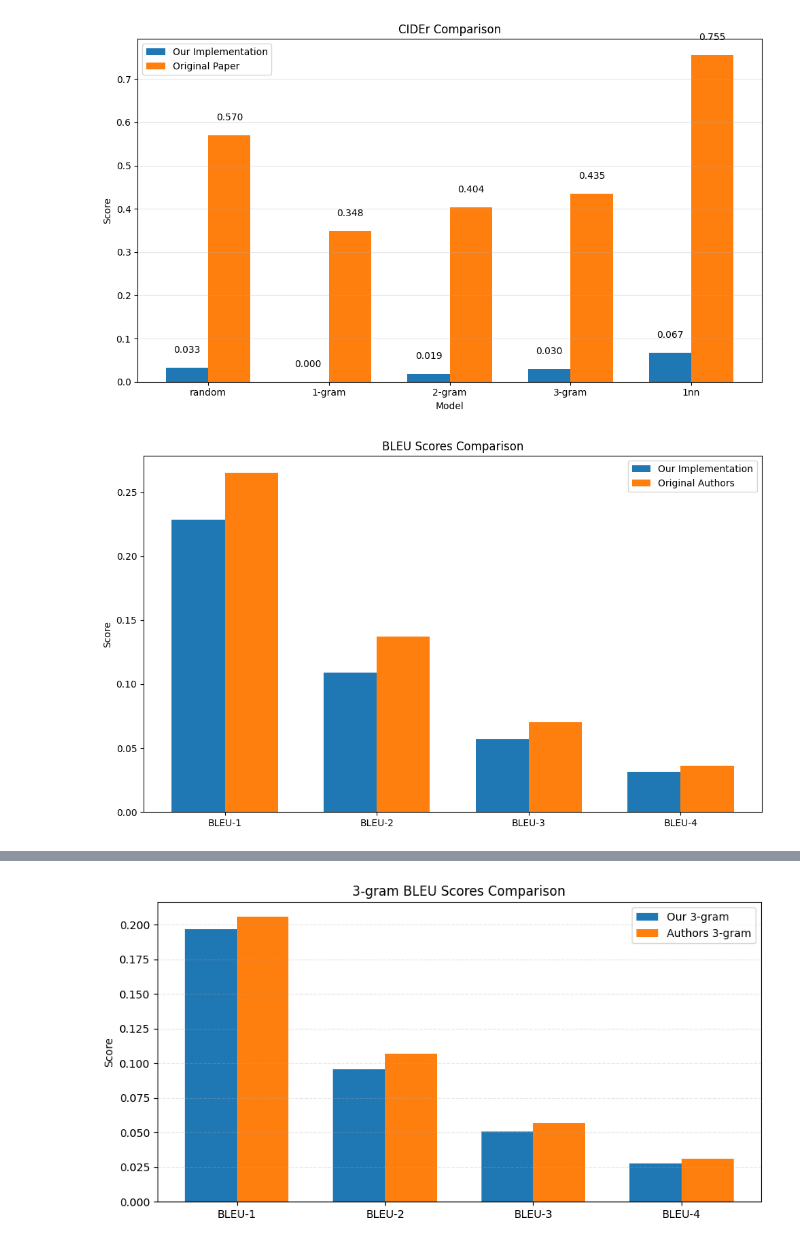
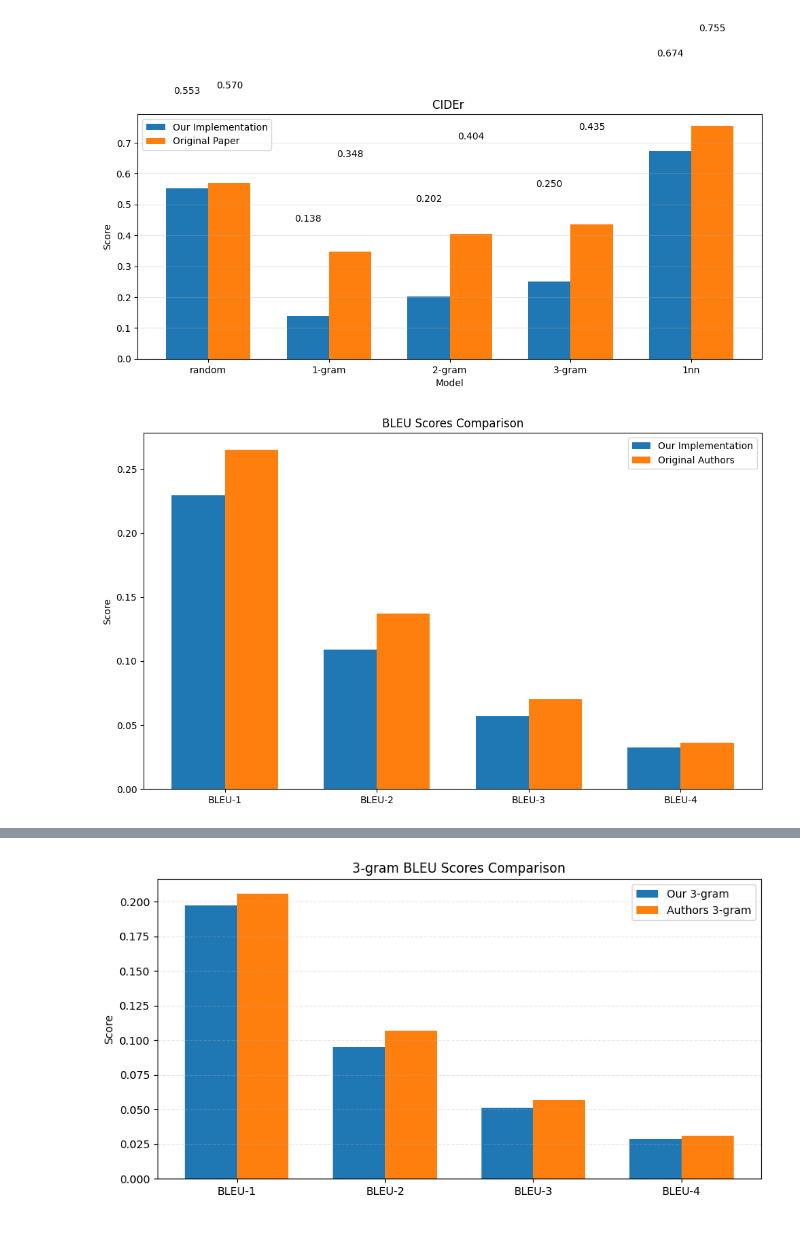
Before and after one commit to jasleenkaursandhu/Reproducing-chest-xray-report-generation-boag, a Jupyter notebook: 09_nlg_evaluation.ipynb, the cells around one changed output, grey strips where cells are left out. Saved outputs shown, nothing was run; the diff lists cells and outputs as text; code cells hidden in the pictures.

Commit message:
updated nlg_evaluation

```diff
--- a/09_nlg_evaluation.ipynb
+++ b/09_nlg_evaluation.ipynb
@@ -6,24 +6,36 @@
 
 import numpy as np
 import pandas as pd
+import subprocess
 import os
 import sys
 from collections import defaultdict
 import tqdm
 from time import strftime, gmtime
 import matplotlib.pyplot as plt
+base_path = '/Users/simeon/Documents/DLH/content/mimic-cxr-project'
+# Clone the interpretable-report-gen repository if it doesn't exist
+repo_path = os.path.join(base_path, 'interpretable-report-gen')
+if not os.path.exists(repo_path):
+    print("Cloning interpretable-report-gen repository...")
+    subprocess.run(['git', 'clone', 'https://github.com/stmharry/interpretable-report-gen.git', repo_path])
+    print("Repository cloned successfully.")
 
-# Install necessary packages if not already installed
+# Add the repository path to the system path so we can import from it
+if repo_path not in sys.path:
+    sys.path.append(repo_path)
+
+# Try to import the custom pycocoevalcap3 modules
 try:
+    sys.path.append(os.path.join(repo_path, 'pycocoevalcap3'))
+    from pycocoevalcap3.bleu.bleu import Bleu
+    from pycocoevalcap3.cider.cider import Cider
+    print("Successfully imported custom pycocoevalcap3 metrics")
+except ImportError as e:
+    print(f"Error importing custom pycocoevalcap3: {e}")
+    print("Falling back to standard pycocoevalcap")
     from pycocoevalcap.bleu.bleu import Bleu
     from pycocoevalcap.cider.cider import Cider
-    print("Successfully imported evaluation metrics from pycocoevalcap")
-except ImportError:
-    print("Failed to import from pycocoevalcap, installing...")
-    # !pipenv install pycocoevalcap
-    # from pycocoevalcap.bleu.bleu import Bleu
-    # from pycocoevalcap.cider.cider import Cider
-    print("Successfully installed and imported metrics")
 
 # Define paths
 base_path = '/Users/simeon/Documents/DLH/content/mimic-cxr-project'
@@ -72,11 +84,13 @@ def evaluate_model(model_name, references, predictions):
     print(f"  BLEU-4: {bleu_score[0][3]:.4f}")
 
     # Calculate CIDEr score
-    cider_scorer = Cider()
+    cider_scorer = Cider(4)
     cider_score = cider_scorer.compute_score(references_filtered, predictions_filtered)
-    print(f"{model_name} CIDEr score: {cider_score[0]:.4f}")
+    # Scale CIDEr score by 10
+    scaled_cider_score = cider_score[0] * 10
+    print(f"{model_name} CIDEr score (scaled): {scaled_cider_score:.4f}")
 
-    return bleu_score[0], cider_score[0]
+    return bleu_score[0], scaled_cider_score
 
 # Load reference/ground truth data
 reference_path = os.path.join(output_dir, 'reference.tsv')
@@ -138,7 +152,7 @@ references = {k: [ensure_string(v)] for k, v in reference_df[['dicom_id', 'text'
 # Define the models to evaluate
 models_to_evaluate = ['random', '1-gram', '2-gram', '3-gram', '1nn']
 
-# Authors' results from the paper (hardcoded)
+# Authors' results from the paper (hardcoded) - Scale CIDEr by 10
 paper_results = {
     'random': {
         'bleu': [0.265, 0.137, 0.070, 0.036],
@@ -254,16 +268,16 @@ plt.bar([i + width/2 for i in x], paper_cider, width, label='Original Paper')
 # Add labels
 plt.xlabel('Model')
 plt.ylabel('Score')
-plt.title('CIDEr Comparison')
+plt.title('CIDEr ')
 plt.xticks(x, models)
 plt.grid(axis='y', alpha=0.3)
 
 # Add values on top of bars
 for j, v in enumerate(our_cider):
-    plt.text(j - width/2, v + 0.03, f'{v:.3f}', ha='center', va='bottom')
+    plt.text(j - width/2, v + 0.3, f'{v:.3f}', ha='center', va='bottom')
 
 for j, v in enumerate(paper_cider):
-    plt.text(j + width/2, v + 0.03, f'{v:.3f}', ha='center', va='bottom')
+    plt.text(j + width/2, v + 0.3, f'{v:.3f}', ha='center', va='bottom')
 
 plt.legend()
 plt.tight_layout()
@@ -341,12 +355,14 @@ print(strftime("%Y-%m-%d %H:%M:%S", gmtime()))
 print(strftime("%Y-%m-%d %H:%M:%S", gmtime()))
 
 for method, pred in methods.items():
-    cider_scorer = Cider()
+    cider_scorer = Cider(4)
     cider_score = cider_scorer.compute_score(references_filtered, pred)
-    print(f'\t{method:10} (n={len(pred):6d}): {cider_score[0]}')
+    # Scale CIDEr score by 10
+    scaled_cider_score = cider_score[0] * 10
+    print(f'\t{method:10} (n={len(pred):6d}): {scaled_cider_score:.4f} ')
 
     # Store our dynamically calculated results
-    our_random_cider = cider_score[0]
+    our_random_cider = scaled_cider_score
 
 print(strftime("%Y-%m-%d %H:%M:%S", gmtime()))
 
@@ -378,7 +394,7 @@ plt.show()
 plt.figure(figsize=(8, 5))
 plt.bar(['Our Implementation', 'Original Authors'], [our_random_cider, authors_random_cider])
 plt.ylabel('Score')
-plt.title('CIDEr Score Comparison')
+plt.title('CIDEr Score ')
 
 plt.tight_layout()
 plt.savefig('/Users/simeon/Documents/DLH/content/mimic-cxr-project/output/random_cider_comparison.png')
@@ -387,7 +403,7 @@ plt.show()
 # Print simple comparison
 print("BLEU-1: Ours = {:.4f}, Authors = {:.4f}".format(our_random_bleu[0], authors_random_bleu[0]))
 print("BLEU-4: Ours = {:.4f}, Authors = {:.4f}".format(our_random_bleu[3], authors_random_bleu[3]))
-print("CIDEr:  Ours = {:.4f}, Authors = {:.4f}".format(our_random_cider, authors_random_cider))
+print("CIDEr Ours = {:.4f}, Authors = {:.4f}".format(our_random_cider, authors_random_cider))
 
 # Evaluate N-gram model with NLG metrics
 print("Evaluating N-gram model with NLG metrics")
@@ -417,12 +433,14 @@ print(f"3-gram BLEU scores (n={len(pred_3gram_filtered)}): {bleu_score_3gram[0]}
 our_3gram_bleu = bleu_score_3gram[0]
 
 # Calculate CIDEr score for 3-gram model
-cider_scorer = Cider()
+cider_scorer = Cider(4)
 cider_score_3gram = cider_scorer.compute_score(references_filtered_3gram, pred_3gram_filtered)
-print(f"3-gram CIDEr score: {cider_score_3gram[0]}")
+# Scale CIDEr score by 10
+scaled_cider_score_3gram = cider_score_3gram[0] * 10
+print(f"3-gram CIDEr score {scaled_cider_score_3gram:.4f}")
 
 # Store our dynamically calculated results
-our_3gram_cider = cider_score_3gram[0]
+our_3gram_cider = scaled_cider_score_3gram
 print(strftime("%Y-%m-%d %H:%M:%S", gmtime()))
 
 # N-Gram model: Comparing our result to the authors.
@@ -454,7 +472,7 @@ plt.show()
 plt.figure(figsize=(8, 5))
 plt.bar(['Our 3-gram', 'Authors 3-gram'], [our_3gram_cider, authors_3gram_cider])
 plt.ylabel('Score')
-plt.title('3-gram CIDEr Score Comparison')
+plt.title('3-gram CIDEr Score ')
 plt.grid(axis='y', linestyle='--', alpha=0.3)
 
 plt.savefig(os.path.join(output_dir, 'ngram_cider_comparison.png'))
@@ -467,7 +485,7 @@ print(f"  BLEU-2: Ours = {our_3gram_bleu[1]:.4f}, Authors = {authors_3gram_bleu[
 print(f"  BLEU-3: Ours = {our_3gram_bleu[2]:.4f}, Authors = {authors_3gram_bleu[2]:.4f}")
 print(f"  BLEU-4: Ours = {our_3gram_bleu[3]:.4f}, Authors = {authors_3gram_bleu[3]:.4f}")
 
-print("\n3-gram CIDEr score comparison:")
+print("\n3-gram CIDEr score comparison ")
 print(f"  Ours = {our_3gram_cider:.4f}, Authors = {authors_3gram_cider:.4f}")
 
 print(strftime("%Y-%m-%d %H:%M:%S", gmtime()))
@@ -510,12 +528,14 @@ print(f"KNN BLEU scores (n={len(pred_knn_filtered)}): {bleu_score_knn[0]}")
 our_knn_bleu = bleu_score_knn[0]
 
 # Calculate CIDEr score for KNN model
-cider_scorer = Cider()
+cider_scorer = Cider(4)
 cider_score_knn = cider_scorer.compute_score(references_filtered_knn, pred_knn_filtered)
-print(f"KNN CIDEr score: {cider_score_knn[0]}")
+# Scale CIDEr score by 10
+scaled_cider_score_knn = cider_score_knn[0] * 10
+print(f"KNN CIDEr score {scaled_cider_score_knn:.4f}")
 
 # Store our dynamically calculated results
-our_knn_cider = cider_score_knn[0]
+our_knn_cider = scaled_cider_score_knn
 print(strftime("%Y-%m-%d %H:%M:%S", gmtime()))
 
 # KNN model: Comparing our result to the authors.
@@ -547,7 +567,7 @@ plt.show()
 plt.figure(figsize=(8, 5))
 plt.bar(['Our KNN', 'Authors KNN'], [our_knn_cider, authors_knn_cider])
 plt.ylabel('Score')
-plt.title('KNN CIDEr Score Comparison')
+plt.title('KNN CIDEr Score ')
 plt.grid(axis='y', linestyle='--', alpha=0.3)
 
 plt.savefig(os.path.join(output_dir, 'knn_cider_comparison.png'))
@@ -560,6 +580,6 @@ print(f"  BLEU-2: Ours = {our_knn_bleu[1]:.4f}, Authors = {authors_knn_bleu[1]:.
 print(f"  BLEU-3: Ours = {our_knn_bleu[2]:.4f}, Authors = {authors_knn_bleu[2]:.4f}")
 print(f"  BLEU-4: Ours = {our_knn_bleu[3]:.4f}, Authors = {authors_knn_bleu[3]:.4f}")
 
-print("\nKNN CIDEr score comparison:")
+print("\nKNN CIDEr score comparison ")
 print(f"  Ours = {our_knn_cider:.4f}, Authors = {authors_knn_cider:.4f}")
 # %% [output]
@@ -584,2 +604,2 @@ random BLEU scores (n=1757):
-[figure, old version]
+[figure, new version]
 [figure]
```
Also changed, not shown: parts of 1 cell of this notebook.
